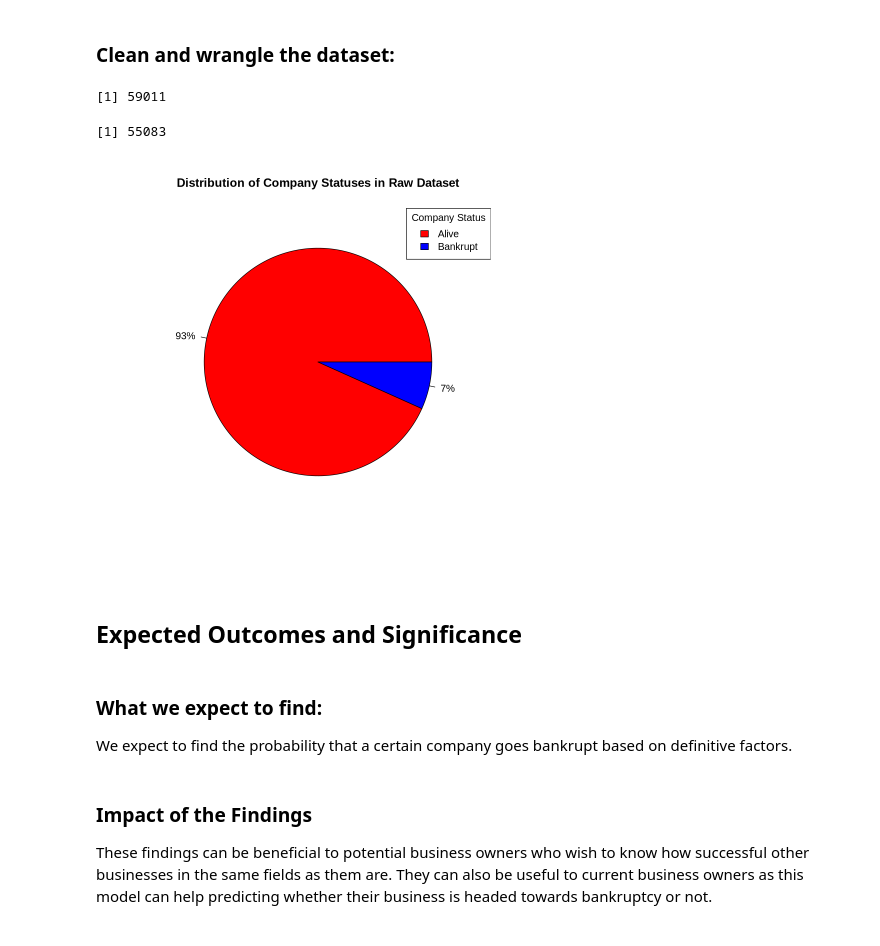
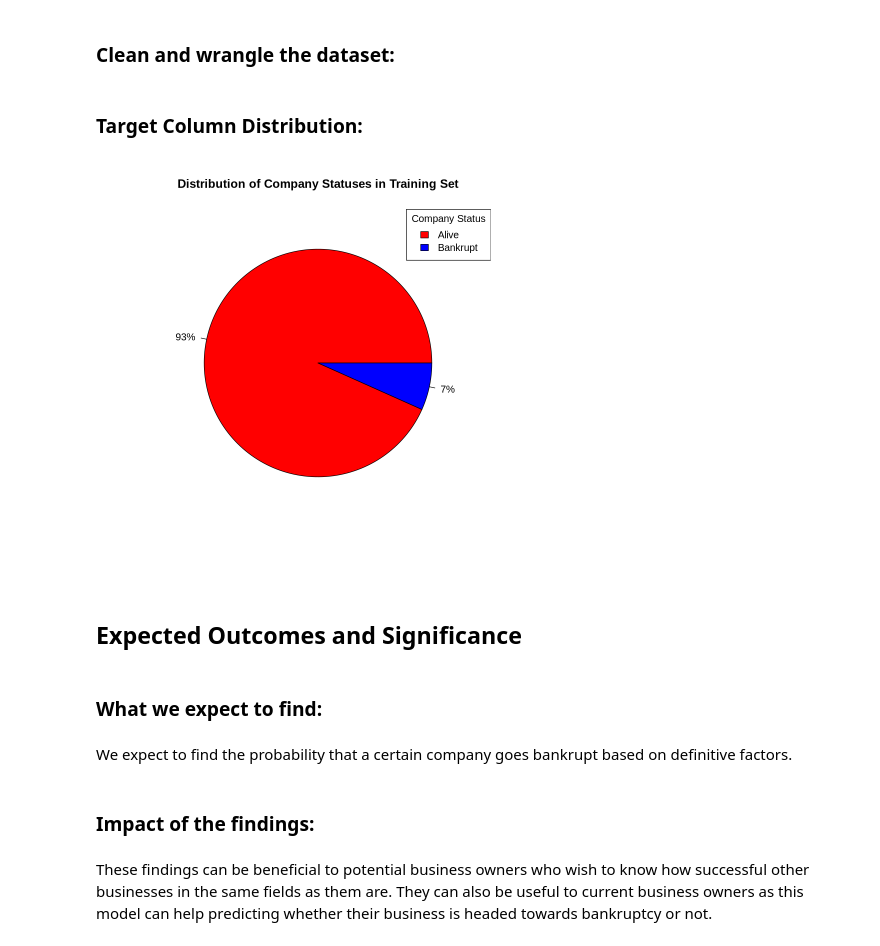
Before and after one commit to 4ugenstern/DSCI-100-GroupProject, a Jupyter notebook: Draft.ipynb, the cells around one changed output. Drawn from its saved outputs; the diff is of its cells as text; code cells hidden in the pictures.

```diff
--- a/Draft.ipynb
+++ b/Draft.ipynb
@@ -76,36 +76,34 @@ A tibble: 6 × 21
 | C_1 | alive | 2004 | 474.542 | 598.172 | 27.950 | 61.774 | 255.477 | 15.453 | 127.121 | ⋯ | ... |
 # %% [markdown]
 ### Clean and wrangle the dataset:
+# %% [markdown]
+### Target Column Distribution:
 # %%
-alive<-filter(bank_train, status_label=="alive")
-nrow(bank_train)
-nrow(alive)
+alive <- filter(bank_train, status_label == "alive")
+total_number <- nrow(bank_train)
+alive_number <- nrow(alive)
+failed_number <- total_number - alive_number
-# %% [output]
-[1] 59011
-[1] 55083
 # %%
-pie_data<-c(55051, 3960)
-pie_labels<-c("Alive", "Bankrupt")
+pie_data <- c(alive_number, failed_number)
+pie_labels <- c("Alive", "Bankrupt")
+status_label <- c("Alive", "Bankrupt")
+slice_colors <- c("red", "blue")
 
-
-status_label<-c("Alive", "Bankrupt")
-slice_colors<-c("red", "blue")
-
-pie(pie_data, labels=percent(pie_data/sum(pie_data)), col=slice_colors, main= "Distribution of Company Statuses in Raw Dataset")
-
-
+pie(pie_data, labels = percent(pie_data / sum(pie_data)), col = slice_colors, main = "Distribution of Company Statuses in Training Set")
 
 legend("topright",
-                   legend=status_label,
-                   fill=slice_colors,
-                   title="Company Status")
+    legend = status_label,
+    fill = slice_colors,
+    title = "Company Status")
 # %% [output]
-[figure, old version]
+[figure, new version]
 # %% [markdown]
 ## Expected Outcomes and Significance
 # %% [markdown]
 ### What we expect to find:
-We expect to find the probability that a certain company goes bankrupt based on definitive factors.
+# %% [markdown]
+We expect to find the probability that a certain company goes bankrupt based on definitive factors.
 # %% [markdown]
-### Impact of the Findings
-These findings can be beneficial to potential business owners who wish to know how successful other businesses in the same fields as them are. They can also be useful to current business owners as this model can help predicting whether their business is headed towards bankruptcy or not.
+### Impact of the findings:
+# %% [markdown]
+These findings can be beneficial to potential business owners who wish to know how successful other businesses in the same fields as them are. They can also be useful to current business owners as this model can help predicting whether their business is headed towards bankruptcy or not.
```
Also changed, not shown: parts of 1 cell of this notebook.
